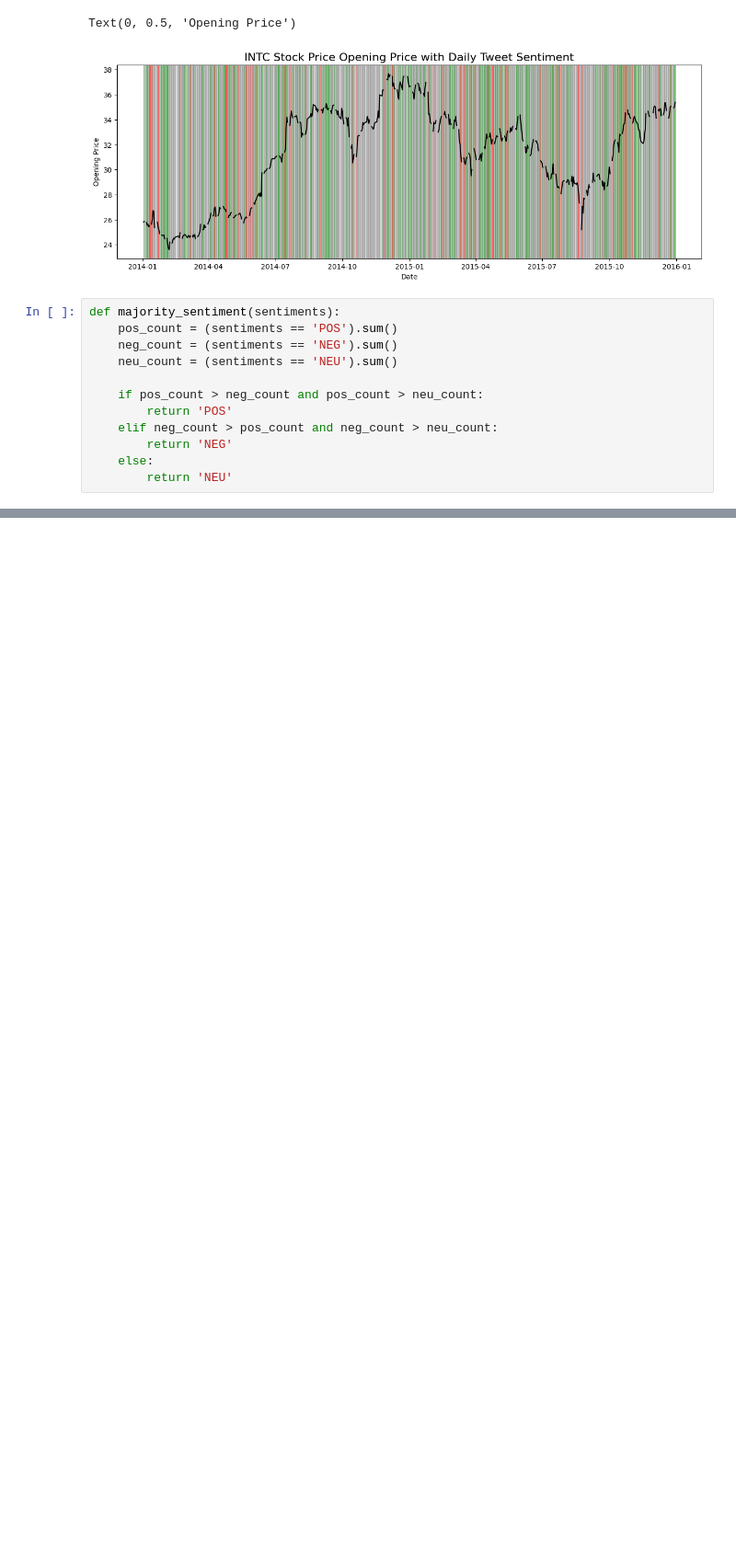
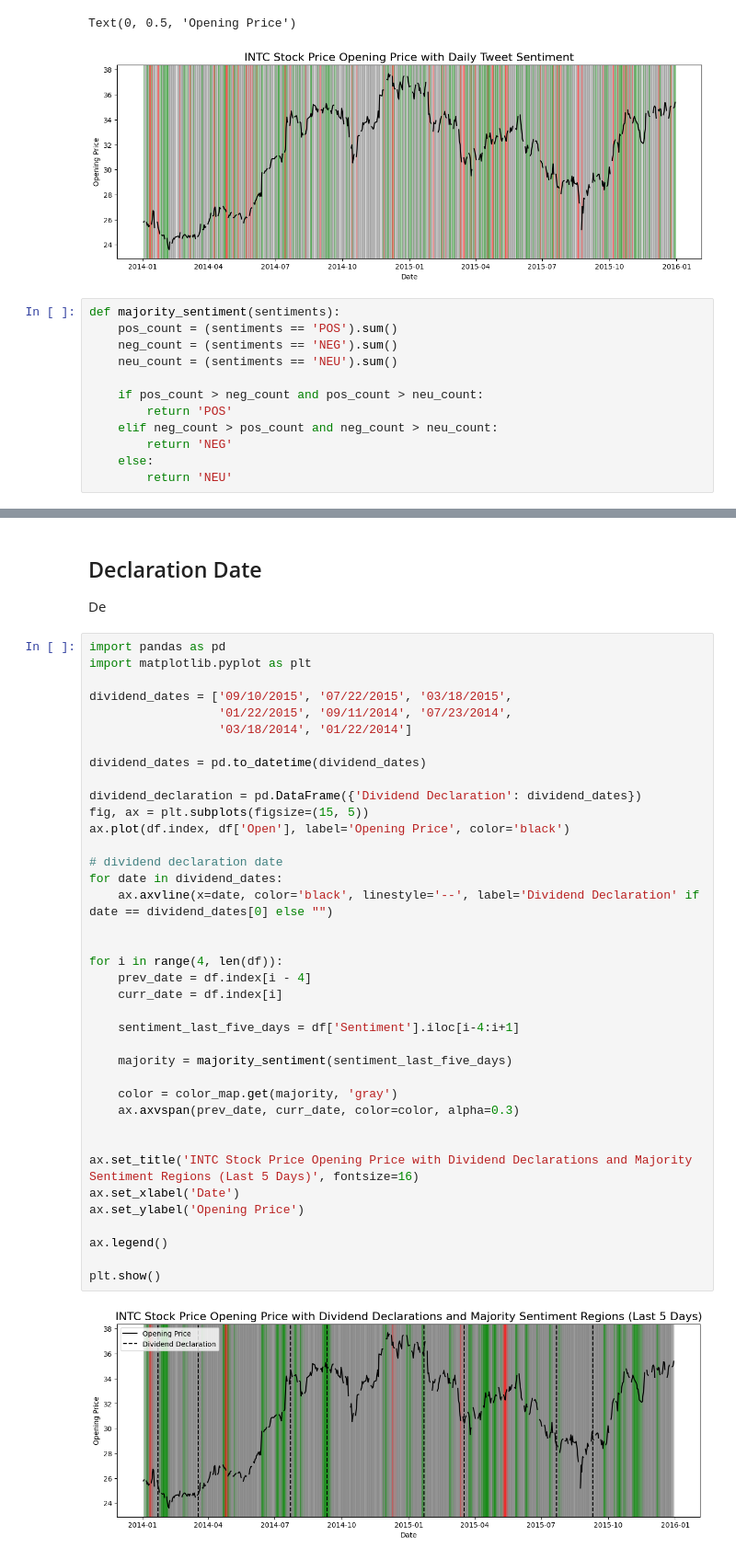
Before and after one commit to Clariya/Datathon-2024, a Jupyter notebook: sentiment-analysis.ipynb, the cells around one changed output, grey strips where cells are left out. Shown at 92% size. Saved outputs shown, nothing was run; the diff lists cells and outputs as text; blank space fills up the shorter version.

```diff
--- a/sentiment-analysis.ipynb
+++ b/sentiment-analysis.ipynb
@@ -366,3 +373,47 @@ ax.set_ylabel('Opening Price')
 plt.show()
 # %% [output]
 [figure]
+# %% [markdown]
+## Declaration Date
+
+De
+# %%
+import pandas as pd
+import matplotlib.pyplot as plt
+
+dividend_dates = ['09/10/2015', '07/22/2015', '03/18/2015',
+                  '01/22/2015', '09/11/2014', '07/23/2014',
+                  '03/18/2014', '01/22/2014']
+
+dividend_dates = pd.to_datetime(dividend_dates)
+
+dividend_declaration = pd.DataFrame({'Dividend Declaration': dividend_dates})
+fig, ax = plt.subplots(figsize=(15, 5))
+ax.plot(df.index, df['Open'], label='Opening Price', color='black')
+
+# dividend declaration date
+for date in dividend_dates:
+    ax.axvline(x=date, color='black', linestyle='--', label='Dividend Declaration' if date == dividend_dates[0] else "")
+
+
+for i in range(4, len(df)):
+    prev_date = df.index[i - 4]
+    curr_date = df.index[i]
+
+    sentiment_last_five_days = df['Sentiment'].iloc[i-4:i+1]
+
+    majority = majority_sentiment(sentiment_last_five_days)
+
+    color = color_map.get(majority, 'gray')
+    ax.axvspan(prev_date, curr_date, color=color, alpha=0.3)
+
+
+ax.set_title('INTC Stock Price Opening Price with Dividend Declarations and Majority Sentiment Regions (Last 5 Days)', fontsize=16)
+ax.set_xlabel('Date')
+ax.set_ylabel('Opening Price')
+
+ax.legend()
+
+plt.show()
+# %% [output]
+[figure, added]
```
Also changed, not shown: parts of 2 cells of this notebook.
